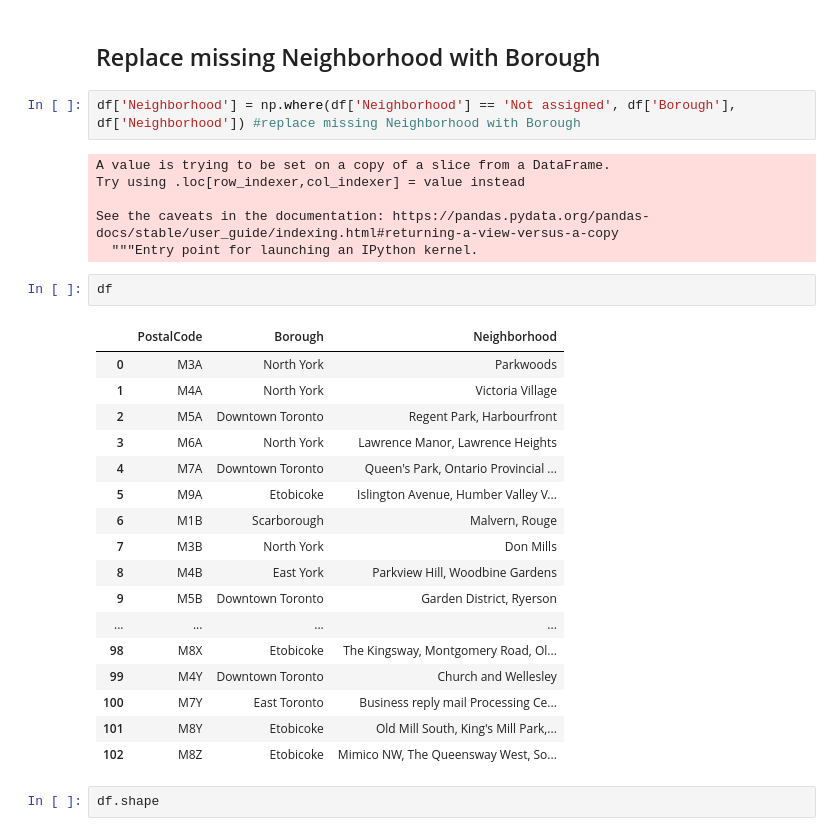
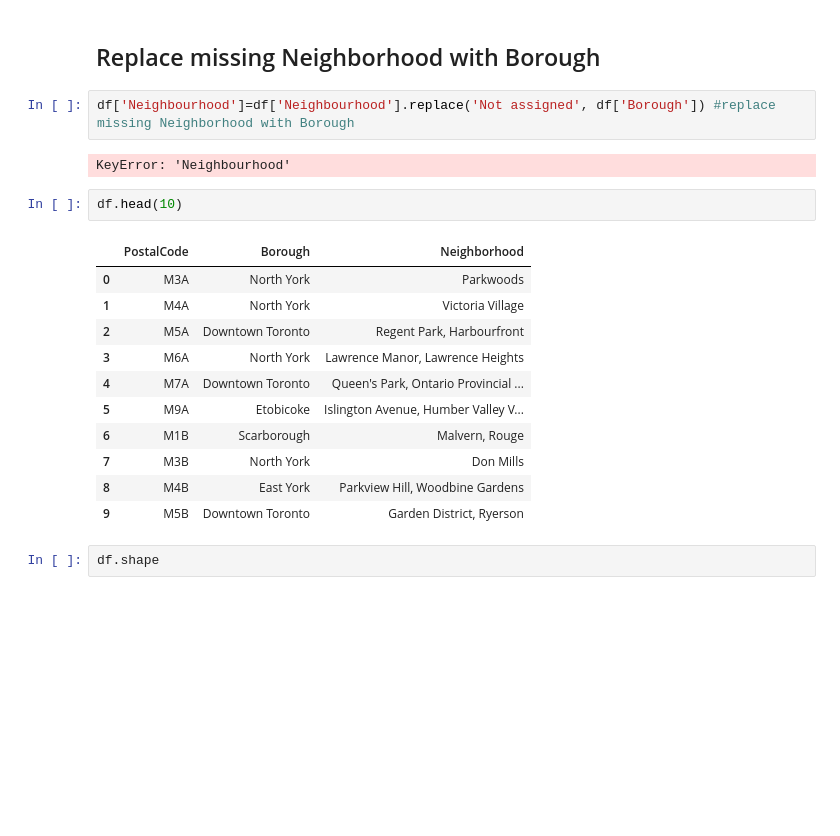
Before and after one commit to Puma1387/Coursera_Capstone, a Jupyter notebook: Segmenting_and_Clustering_Toronto.ipynb, the cells around one changed output. Drawn from its saved outputs; the diff is of its cells as text; blank space fills up the shorter version.

```diff
--- a/Segmenting_and_Clustering_Toronto.ipynb
+++ b/Segmenting_and_Clustering_Toronto.ipynb
@@ -25,33 +25,23 @@ df.reset_index(drop=True, inplace=True)
 # %% [markdown]
 ## Replace missing Neighborhood with Borough
 # %%
-df['Neighborhood'] = np.where(df['Neighborhood'] == 'Not assigned', df['Borough'], df['Neighborhood']) #replace missing Neighborhood with Borough
+df['Neighbourhood']=df['Neighbourhood'].replace('Not assigned', df['Borough']) #replace missing Neighborhood with Borough
 # %% [output]
-A value is trying to be set on a copy of a slice from a DataFrame.
-Try using .loc[row_indexer,col_indexer] = value instead
-
-See the caveats in the documentation: https://pandas.pydata.org/pandas-docs/stable/user_guide/indexing.html#returning-a-view-versus-a-copy
-  """Entry point for launching an IPython kernel.
+KeyError: 'Neighbourhood'
 # %%
-df
+df.head(10)
 # %% [output]
 |  | PostalCode | Borough | Neighborhood |
 | 0 | M3A | North York | Parkwoods |
 | 1 | M4A | North York | Victoria Village |
 | 2 | M5A | Downtown Toronto | Regent Park, Harbourfront |
 | 3 | M6A | North York | Lawrence Manor, Lawrence Heights |
 | 4 | M7A | Downtown Toronto | Queen's Park, Ontario Provincial ... |
 | 5 | M9A | Etobicoke | Islington Avenue, Humber Valley V... |
 | 6 | M1B | Scarborough | Malvern, Rouge |
 | 7 | M3B | North York | Don Mills |
 | 8 | M4B | East York | Parkview Hill, Woodbine Gardens |
 | 9 | M5B | Downtown Toronto | Garden District, Ryerson |
-| ... | ... | ... | ... |
-| 98 | M8X | Etobicoke | The Kingsway, Montgomery Road, Ol... |
-| 99 | M4Y | Downtown Toronto | Church and Wellesley |
-| 100 | M7Y | East Toronto | Business reply mail Processing Ce... |
-| 101 | M8Y | Etobicoke | Old Mill South, King's Mill Park,... |
-| 102 | M8Z | Etobicoke | Mimico NW, The Queensway West, So... |
 # %%
 df.shape
 # %% [output]
```
Also changed, not shown: parts of 5 cells of this notebook.
